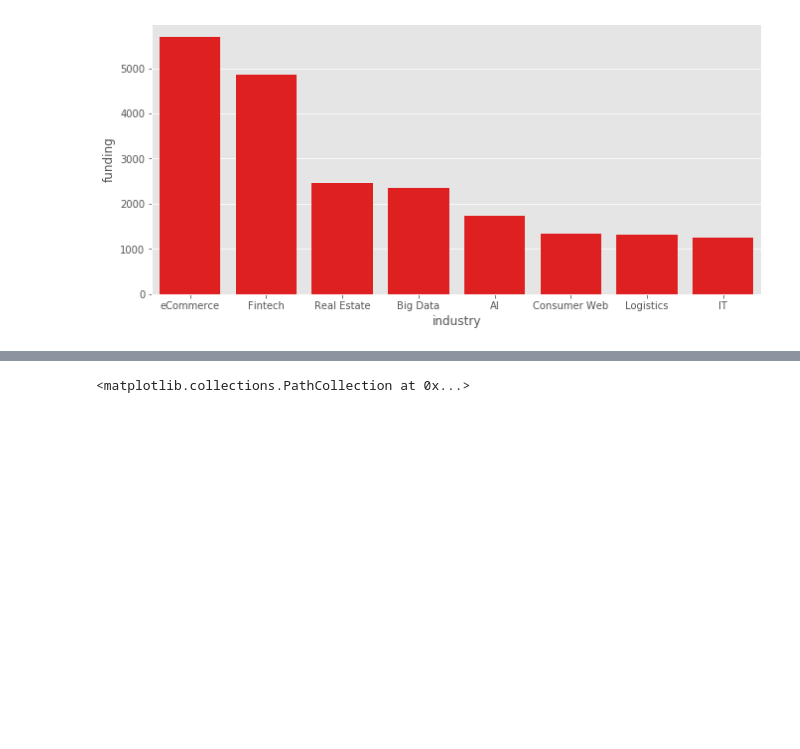
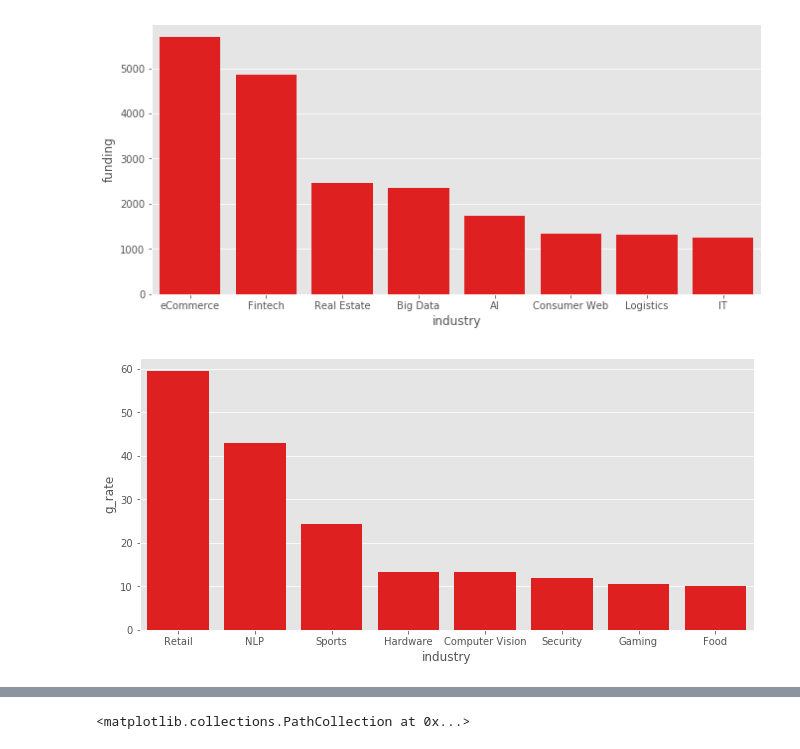
Before and after one commit to bleephant/Web-Scraping-NYC, a Jupyter notebook: data_analysis/madeinnyc_data_clean_visualization.ipynb, the cells around one changed output, grey strips where cells are left out. Saved outputs shown, nothing was run; the diff lists cells and outputs as text; code cells hidden in the pictures; blank space fills up the shorter version.

Commit message:
updated data file and talk outline

```diff
--- a/data_analysis/madeinnyc_data_clean_visualization.ipynb
+++ b/data_analysis/madeinnyc_data_clean_visualization.ipynb
@@ -428,0 +462,16 @@ pp = sns.barplot(j_sub_df['industry'], j_sub_df['funding'], ci=None, color='red'
+# %%
+job_df = dfall[['g_rate', 'job_t0']]
+j_grp_df = job_df.groupby('job_t0')
+key_list = j_grp_df.groups.keys()
+j_sum_df = pd.DataFrame(j_grp_df.median())
+j_sum_df['industry'] = key_list
+j_sum_df = j_sum_df.sort_values('g_rate', ascending=False)
+j_sum_df.replace(["Artificial Intelligence","Information Technology",
+                 "Natural Language Processing"],["AI", "IT", "NLP"], inplace=True)
+j_sub_df = j_sum_df.head(8)
+
+a4_dims = (11, 5)
+fig, ax = pyplot.subplots(figsize=a4_dims)
+pp = sns.barplot(j_sub_df['industry'], j_sub_df['g_rate'], ci=None, color='red')
+# %% [output]
+[figure, added]
```
Also changed, not shown: parts of 16 cells of this notebook, 4 other files.
